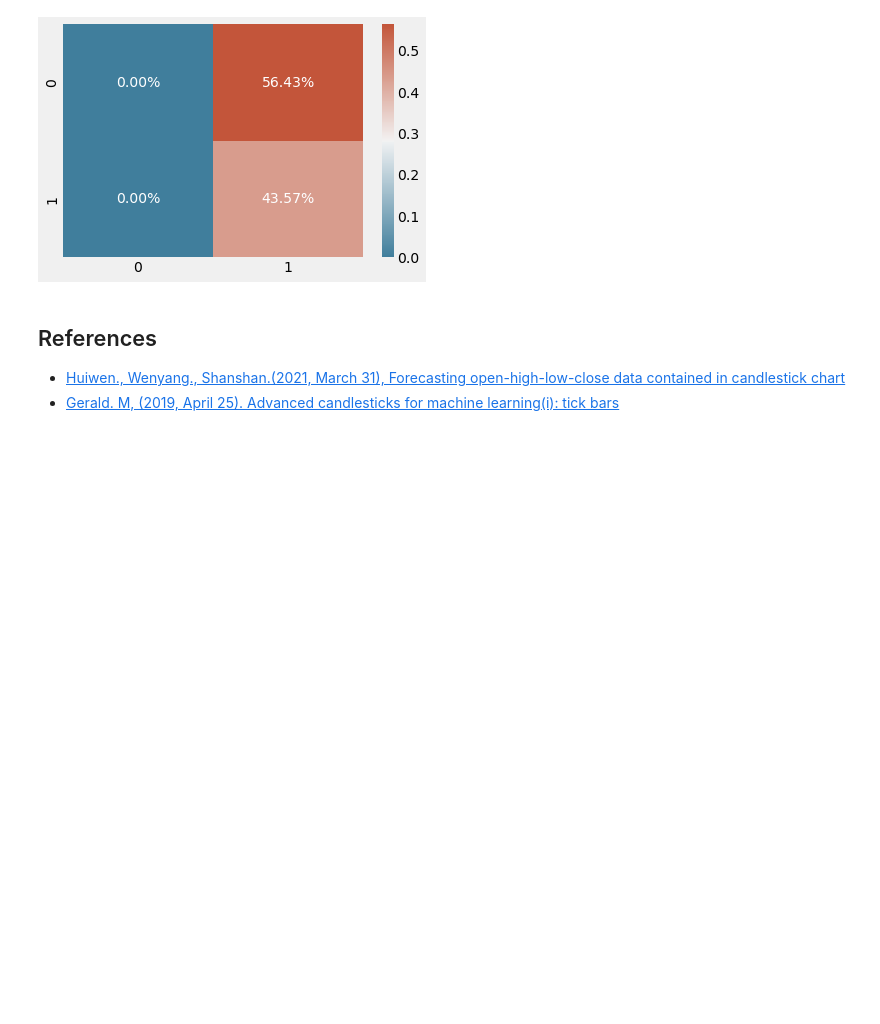
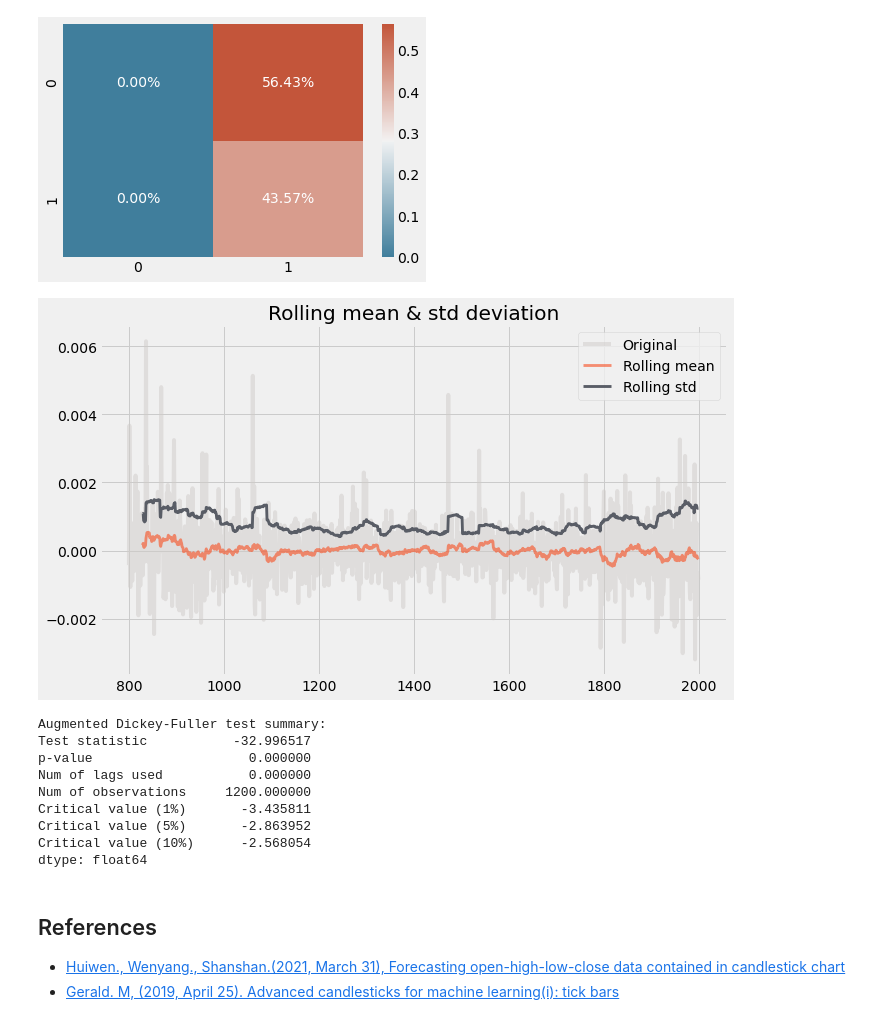
Before and after one commit to pehcy/binoculars, a Jupyter notebook: src/notebooks/backtesting.ipynb, the cells around one changed output. Cells and saved outputs as stored; diff of their text form; code cells hidden in the pictures; blank space fills up the shorter version.

Commit message:
Update: added stationary test

```diff
--- a/src/notebooks/backtesting.ipynb
+++ b/src/notebooks/backtesting.ipynb
@@ -236,6 +236,48 @@ sns.heatmap(test_cfmatrix / np.sum(test_cfmatrix), annot=True, fmt='.2%', cmap=c
 # %% [output]
 <AxesSubplot:>
 [figure]
+# %%
+from statsmodels.tsa.stattools import adfuller
+
+def test_stationarity(data: pd.DataFrame, period: int):
+    rolling_mean = data.rolling(period).mean()
+    rolling_std = data.rolling(period).std()
+
+    # Plot rolling statistics
+    fig = plt.figure(figsize=(10,6))
+    original = plt.plot(data, color='#d0cbc9', label='Original', alpha=0.5)
+    mean = plt.plot(rolling_mean, color='#f84c1e', label='Rolling mean', alpha=0.6, linewidth=2.85)
+    std_dev = plt.plot(rolling_std, color='#595d66', label='Rolling std', linewidth=2.85)
+    plt.legend(loc='best')
+    plt.title('Rolling mean & std deviation')
+    plt.show()
+
+    # use Akaike Information Criterion
+    test = adfuller(data, autolag='AIC')
+    print('Augmented Dickey-Fuller test summary:')
+    output = pd.Series(test[:4], index=[
+                'Test statistic',
+                'p-value',
+                'Num of lags used',
+                'Num of observations'])
+
+    for key, value in test[4].items():
+        output[f'Critical value ({key})'] = value
+    print(output)
+# %%
+a = test_stationarity(df['log_returns'], 30)
+a
+# %% [output]
+[figure, added]
+Augmented Dickey-Fuller test summary:
+Test statistic           -32.996517
+p-value                    0.000000
+Num of lags used           0.000000
+Num of observations     1200.000000
+Critical value (1%)       -3.435811
+Critical value (5%)       -2.863952
+Critical value (10%)      -2.568054
+dtype: float64
 # %% [markdown]
 ## References
 
```
Also changed, not shown: 2 other files.
